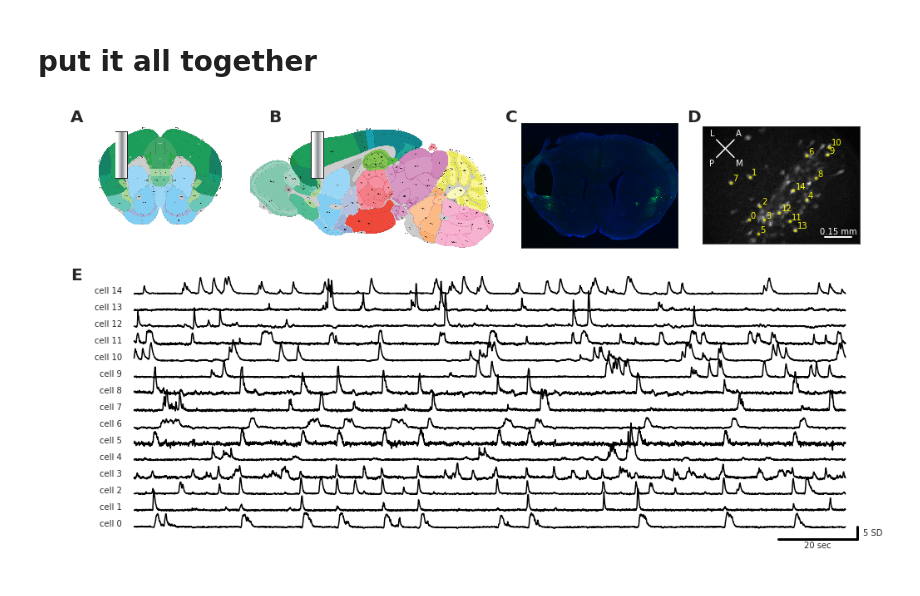
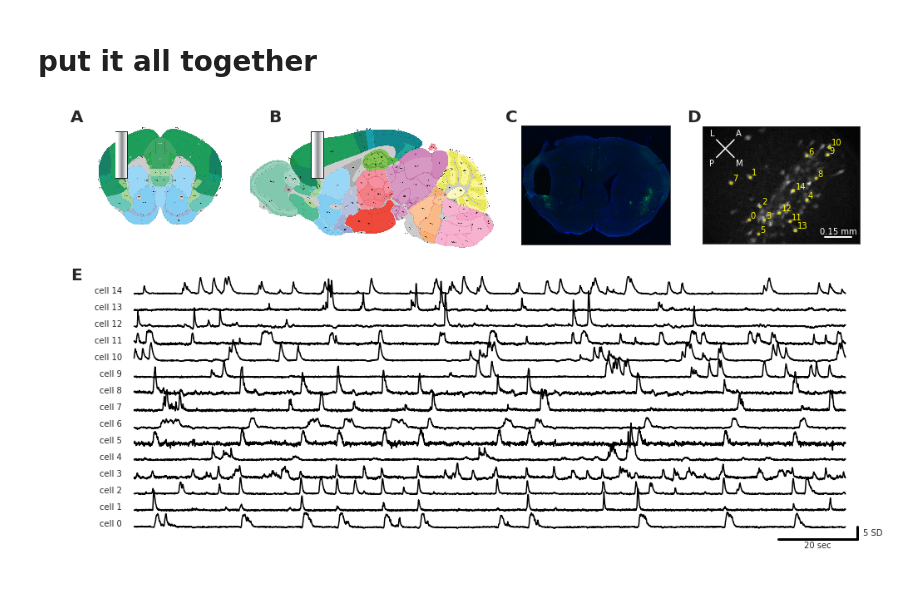
Before and after one commit to AllenInstitute/claustrum_imaging_manuscript, a Jupyter notebook: figure_1/figure_1.ipynb, the cells around one changed output. Saved outputs shown, nothing was run; the diff lists cells and outputs as text; code cells hidden in the pictures.

Commit message:
minor figure 1 layout update
Former-commit-id: 1310aa01de95aab9e2adcd0d3fbedfb8b8f0cd78

```diff
--- a/figure_1/figure_1.ipynb
+++ b/figure_1/figure_1.ipynb
@@ -209,35 +209,35 @@ figsize=(2*8.5,2*5)
 figure_1 = plt.figure(figsize=figsize)
 axes = {
     'AB':plotting_utilities.placeAxesOnGrid(figure_1, xspan=[0,0.55],yspan=[0,0.4]),
-    'C':plotting_utilities.placeAxesOnGrid(figure_1, xspan=[0.58,0.77],yspan=[0,0.4]),
+    'C':plotting_utilities.placeAxesOnGrid(figure_1, xspan=[0.58,0.76],yspan=[0,0.4]),
     'D':plotting_utilities.placeAxesOnGrid(figure_1, xspan=[0.8,1], yspan=[0,0.4]),
     'E':plotting_utilities.placeAxesOnGrid(figure_1, xspan=[0.05,1], yspan=[0.4,1]),
 }
 
 show_atlas_image(axes['AB'],aspect='both')
 show_histology_image(axes['C'])
 plot_FOV(axes['D'])
 plot_traces(axes['E'])
 
 # add labels
 labels = [
     {'label_text':'A', 'xpos':0,    'ypos':0.05},
     {'label_text':'B', 'xpos':0.25, 'ypos':0.05},
     {'label_text':'C', 'xpos':0.55, 'ypos':0.05},
     {'label_text':'D', 'xpos':0.78, 'ypos':0.05},
     {'label_text':'E', 'xpos':0,    'ypos':0.40},
 ]
 for label in labels:
     plotting_utilities.add_label(
         figure_1,
         label_text = label['label_text'],
         xpos = label['xpos'],
         ypos = label['ypos'],
         fontsize=20,
         weight="bold"
     )
 
 if save_fig:
     plotting_utilities.save_figure(figure_1, fname='figure_1', formats=['.png','.pdf'],size=figsize, dpi=500)
 # %% [output]
-[figure, old version]
+[figure, new version]
```
Also changed, not shown: 2 other files.
